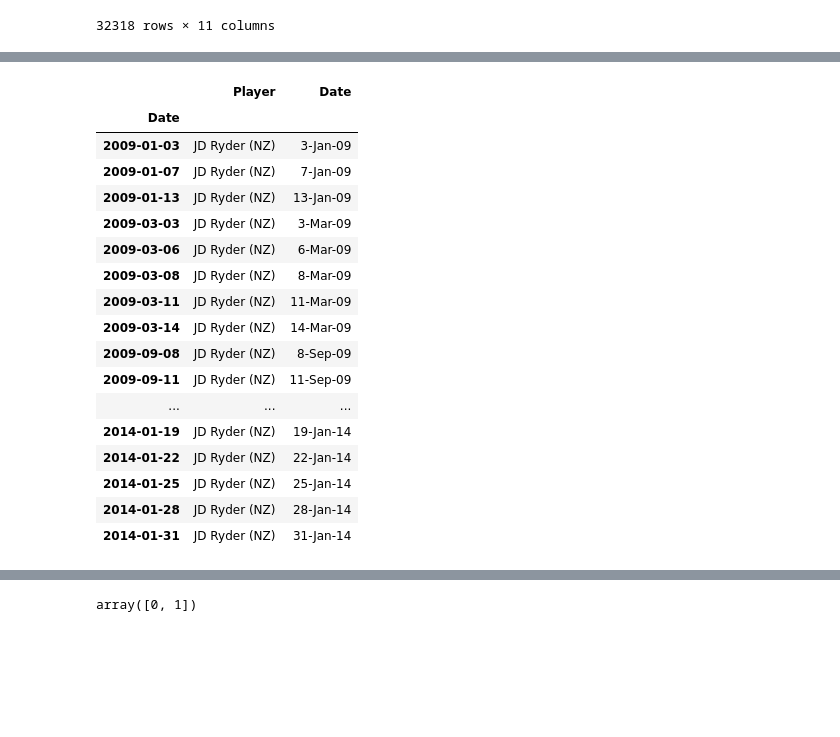
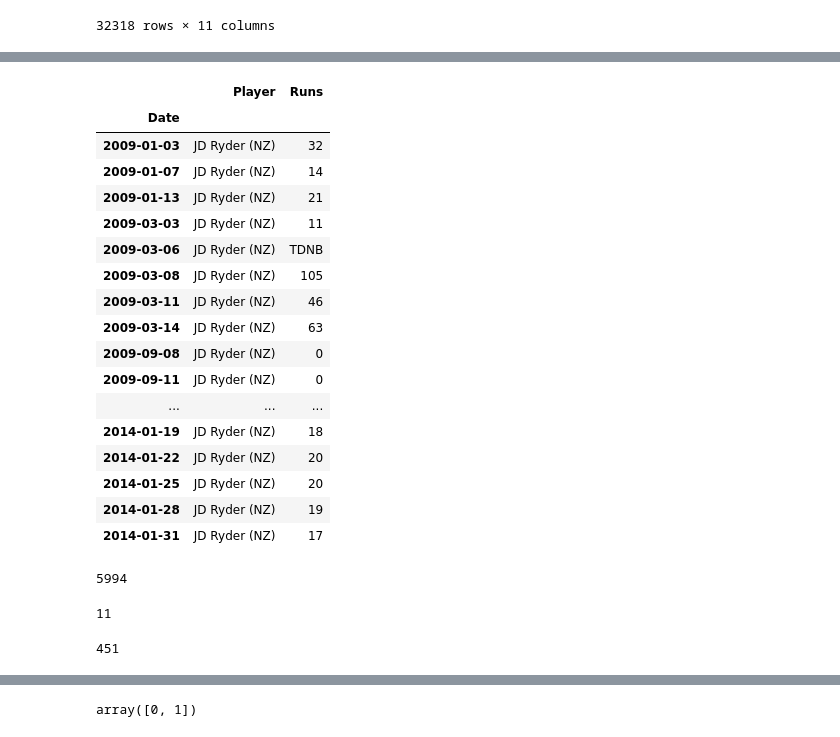
Before and after one commit to Menonvid/Cricket-dashboard, a Jupyter notebook: Capstone_Project.ipynb, the cells around one changed output, grey strips where cells are left out. Drawn from its saved outputs; the diff is of its cells as text; code cells hidden in the pictures; blank space fills up the shorter version.

```diff
--- a/Capstone_Project.ipynb
+++ b/Capstone_Project.ipynb
@@ -102,23 +109,35 @@ odi_bat
 # %%
 # Checking values in our data frame
-odi_bat.loc[odi_bat['Player']=='JD Ryder (NZ)', ['Player', 'Date']]
+odi_bat.loc[odi_bat['Player']=='JD Ryder (NZ)', ['Player','Runs']]
 # %% [output]
-|  | Player | Date |
+|  | Player | Runs |
 | Date |  |  |
-| 2009-01-03 | JD Ryder (NZ) | 3-Jan-09 |
-| 2009-01-07 | JD Ryder (NZ) | 7-Jan-09 |
-| 2009-01-13 | JD Ryder (NZ) | 13-Jan-09 |
-| 2009-03-03 | JD Ryder (NZ) | 3-Mar-09 |
-| 2009-03-06 | JD Ryder (NZ) | 6-Mar-09 |
-| 2009-03-08 | JD Ryder (NZ) | 8-Mar-09 |
-| 2009-03-11 | JD Ryder (NZ) | 11-Mar-09 |
-| 2009-03-14 | JD Ryder (NZ) | 14-Mar-09 |
-| 2009-09-08 | JD Ryder (NZ) | 8-Sep-09 |
-| 2009-09-11 | JD Ryder (NZ) | 11-Sep-09 |
+| 2009-01-03 | JD Ryder (NZ) | 32 |
+| 2009-01-07 | JD Ryder (NZ) | 14 |
+| 2009-01-13 | JD Ryder (NZ) | 21 |
+| 2009-03-03 | JD Ryder (NZ) | 11 |
+| 2009-03-06 | JD Ryder (NZ) | TDNB |
+| 2009-03-08 | JD Ryder (NZ) | 105 |
+| 2009-03-11 | JD Ryder (NZ) | 46 |
+| 2009-03-14 | JD Ryder (NZ) | 63 |
+| 2009-09-08 | JD Ryder (NZ) | 0 |
+| 2009-09-11 | JD Ryder (NZ) | 0 |
 | ... | ... | ... |
-| 2014-01-19 | JD Ryder (NZ) | 19-Jan-14 |
-| 2014-01-22 | JD Ryder (NZ) | 22-Jan-14 |
-| 2014-01-25 | JD Ryder (NZ) | 25-Jan-14 |
-| 2014-01-28 | JD Ryder (NZ) | 28-Jan-14 |
-| 2014-01-31 | JD Ryder (NZ) | 31-Jan-14 |
+| 2014-01-19 | JD Ryder (NZ) | 18 |
+| 2014-01-22 | JD Ryder (NZ) | 20 |
+| 2014-01-25 | JD Ryder (NZ) | 20 |
+| 2014-01-28 | JD Ryder (NZ) | 19 |
+| 2014-01-31 | JD Ryder (NZ) | 17 |
+# %%
+#odi_bat['DNB'].value_counts()
+print (len(odi_bat[odi_bat['Runs'] == 'DNB']))
+# %% [output]
+5994
+# %%
+# Checking the length of values to be dropped
+len(odi_bat[odi_bat['Runs'] == 'absent'].index)
+len(odi_bat[odi_bat['Runs'] == 'TDNB'].index)
+# %% [output]
+11
+451
 # %%
```
Also changed, not shown: parts of 28 cells of this notebook, 1 other file.
